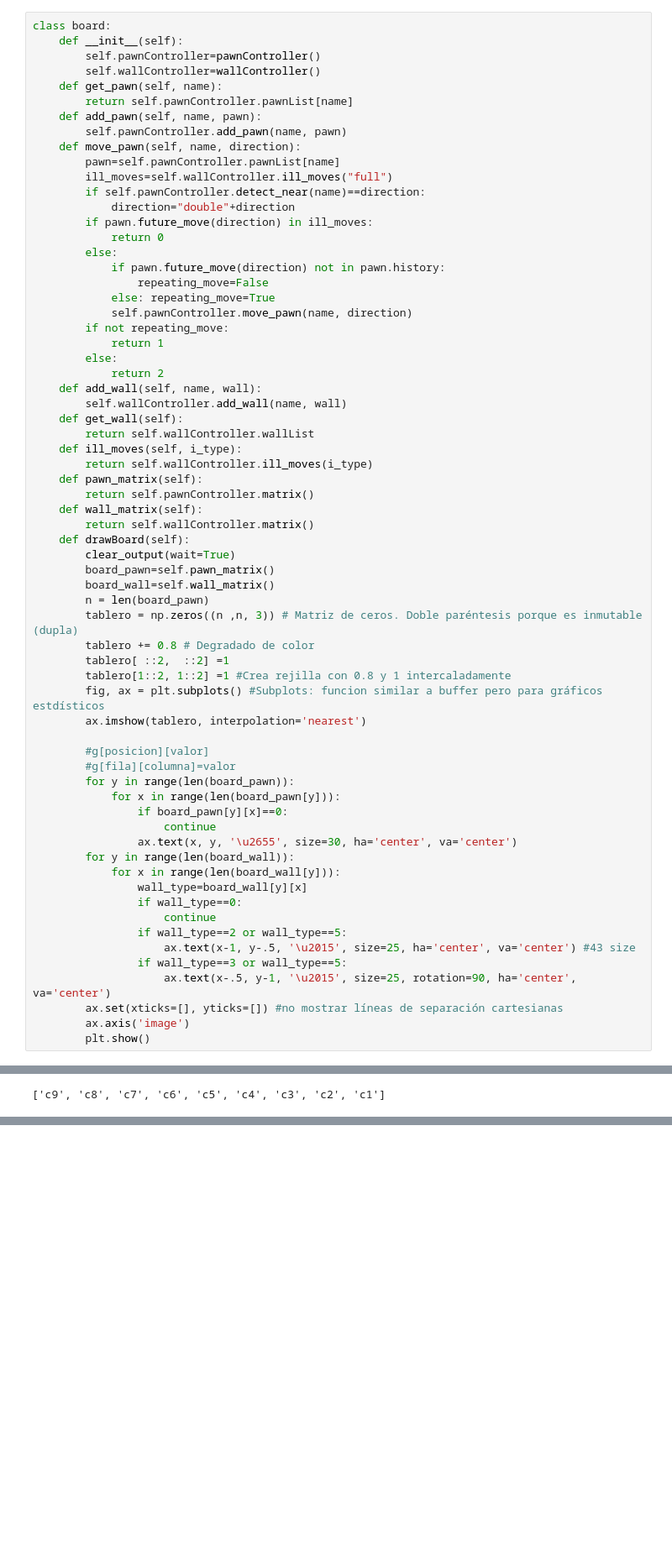
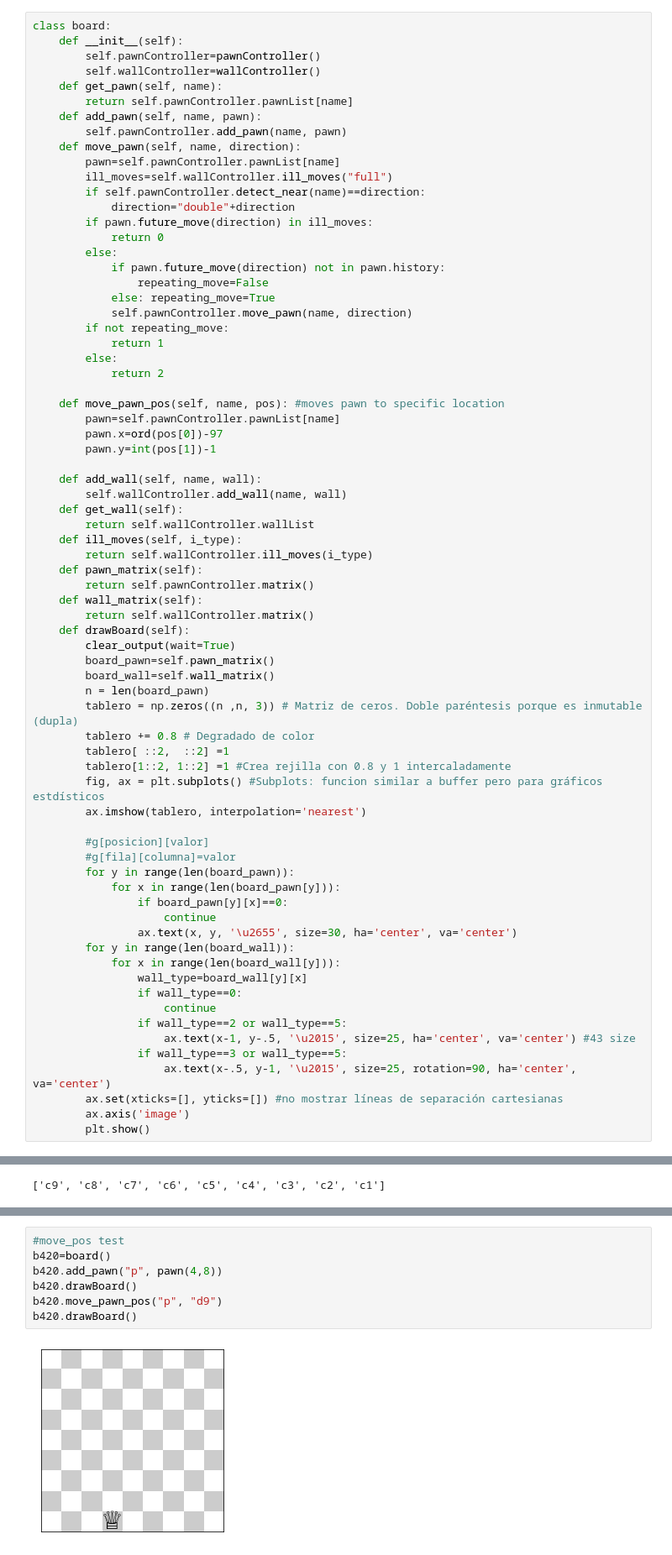
Before and after one commit to sadaakisz/Quoridor_Overthimker, a Jupyter notebook: Test_Notebook.ipynb, the cells around one changed output, grey strips where cells are left out. Shown at 84% size. Saved outputs shown, nothing was run; the diff lists cells and outputs as text; blank space fills up the shorter version.

Commit message:
Added move_pawn_pos function to Board class
Added a function to move a pawn to a specified coordinate in string format.

```diff
--- a/Test_Notebook.ipynb
+++ b/Test_Notebook.ipynb
@@ -202,6 +203,12 @@ class board:
             return 1
         else:
             return 2
+
+    def move_pawn_pos(self, name, pos): #moves pawn to specific location
+        pawn=self.pawnController.pawnList[name]
+        pawn.x=ord(pos[0])-97
+        pawn.y=int(pos[1])-1
+
     def add_wall(self, name, wall):
         self.wallController.add_wall(name, wall)
     def get_wall(self):
@@ -538,0 +542,9 @@ def move_pos(self, pos):
+# %%
+#move_pos test
+b420=board()
+b420.add_pawn("p", pawn(4,8))
+b420.drawBoard()
+b420.move_pawn_pos("p", "d9")
+b420.drawBoard()
+# %% [output]
+[figure, added]
```
Also changed, not shown: parts of 2 cells of this notebook.
